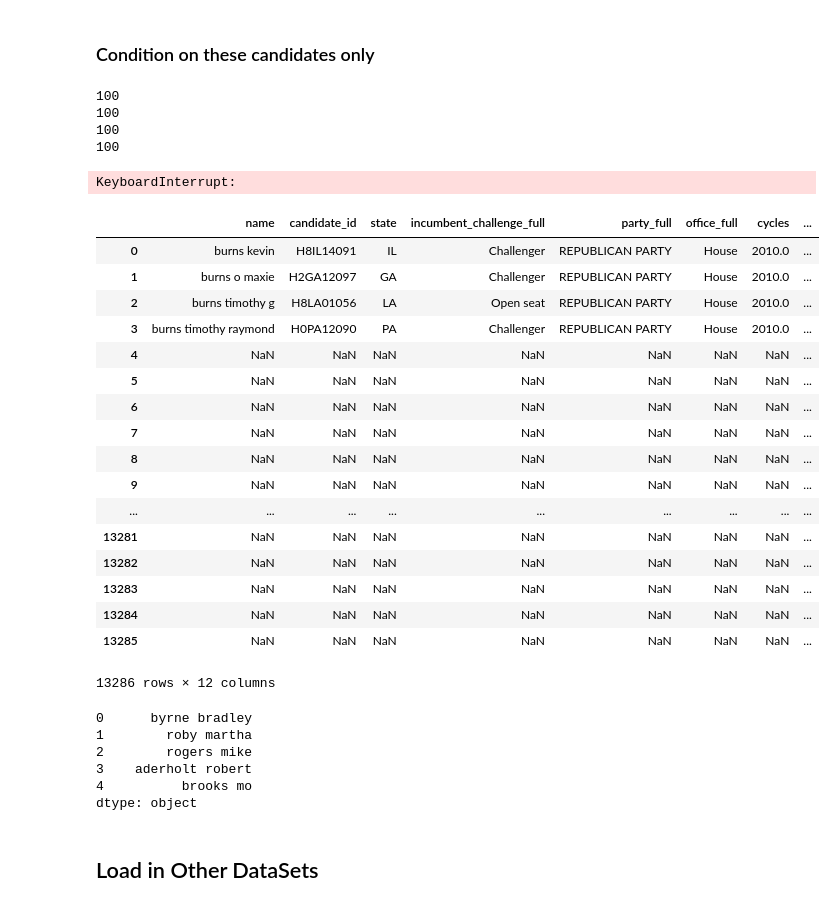
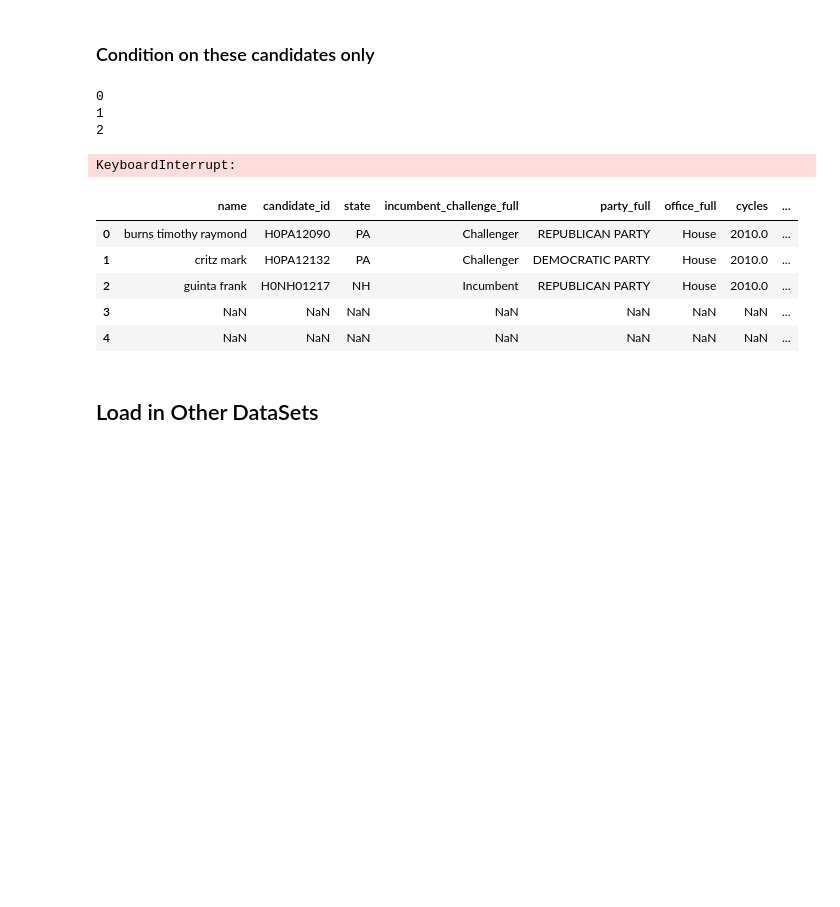
Before and after one commit to Nlorio/election-forecast, a Jupyter notebook: notebooks/FEC_collect_donors.ipynb, the cells around one changed output. Cells and saved outputs as stored; diff of their text form; code cells hidden in the pictures; blank space fills up the shorter version.

```diff
--- a/notebooks/FEC_collect_donors.ipynb
+++ b/notebooks/FEC_collect_donors.ipynb
@@ -93,7 +96,7 @@ df_cand.head()
 # gov_winners = pd.read_csv(Path('.')/'..'/'data'/'cleaned'/'Current_Governors_Clean.csv')
 # %%
 # Load in candidate_race information
-df_race_candidates = pd.read_pickle(Path('.')/'..'/'data'/'tmp_for_nick.pkl')
+df_race_candidates = pd.read_pickle(Path('.')/'..'/'data'/'cleaned'/'poll_race_candidates.pkl')
 df_race_candidates.head() #house, senate, governor Race Candidates
 df_race_candidates.dropna()
 df_race_candidates.head()
@@ -107,3 +109,0 @@ df_race_candidates.head()
-# %%
-for index, row in df_race_candidates.iterrows():
-    print(row.top_candidates)
@@ -134,8 +116,8 @@ from fuzzywuzzy import process
 # %%
 # matche based on last names of candidates, race, and on the date
 # %%
-cols = np.append(df_cand.columns.values, np.array(['race_candidates', 'date_of_poll']))
-dimension_length = 2*len(df_race_candidates.race_type) + 10 # To account for potential extra rows
+cols = np.append(df_cand.columns.values, np.array(['race_candidates', 'date_of_poll', 'election_result']))
+dimension_length = 2*len(df_race_candidates.race_type) + 20 # To account for potential extra rows
 df_selected_candidates = pd.DataFrame(np.full((dimension_length, len(cols)), np.nan), columns=cols)
 df_selected_candidates['election_years'] = df_selected_candidates['election_years'].astype(list)
 
@@ -145,33 +127,29 @@ for index, race_row in df_race_candidates.iterrows():
     race_type = race_row.race_type
     race_date = datetime.strptime(race_row.date, '%Y-%m-%d')
     race_candidates = race_row.top_candidates
+    race_state = race_row.state
 
     for index, row in df_cand.iterrows():
 
         last_name = row[0].split()[0]
         year = row.cycles
         race = row.office_full.lower()
+        state = row.state
 
         for race_candidate in race_candidates:
             score = fuzz.token_sort_ratio(last_name, race_candidate)
-            if (score >= 100) & (race == race_type) & (year == race_date.year):
+            if (score >= 100) & (race == race_type) & (year == race_date.year) & (state == race_state):
                 temp_row = df_cand.iloc[index, :]
                 temp_row['race_candidates'] = race_candidates
                 temp_row['date_of_poll'] = race_row.date
+#                 temp_row['election_result']
                 df_selected_candidates.iloc[j,:] = temp_row
                 print(j)
                 j += 1
 
 df_selected_candidates
-
-
-
-
-
-#fuzz.token_sort_ratio("Catherine Gitau M.", "Gitau Catherine")
 # %% [output]
-100
-100
-100
-100
+0
+1
+2
 KeyboardInterrupt:
@@ -178,21 +158,9 @@ KeyboardInterrupt:
 # %%
-df_selected_candidates
+df_selected_candidates.head()
 # %% [output]
 |  | name | candidate_id | state | incumbent_challenge_full | party_full | office_full | cycles | ... |
-| 0 | burns kevin | H8IL14091 | IL | Challenger | REPUBLICAN PARTY | House | 2010.0 | ... |
-| 1 | burns o maxie | H2GA12097 | GA | Challenger | REPUBLICAN PARTY | House | 2010.0 | ... |
-| 2 | burns timothy g | H8LA01056 | LA | Open seat | REPUBLICAN PARTY | House | 2010.0 | ... |
-| 3 | burns timothy raymond | H0PA12090 | PA | Challenger | REPUBLICAN PARTY | House | 2010.0 | ... |
+| 0 | burns timothy raymond | H0PA12090 | PA | Challenger | REPUBLICAN PARTY | House | 2010.0 | ... |
+| 1 | critz mark | H0PA12132 | PA | Challenger | DEMOCRATIC PARTY | House | 2010.0 | ... |
+| 2 | guinta frank | H0NH01217 | NH | Incumbent | REPUBLICAN PARTY | House | 2010.0 | ... |
+| 3 | NaN | NaN | NaN | NaN | NaN | NaN | NaN | ... |
 | 4 | NaN | NaN | NaN | NaN | NaN | NaN | NaN | ... |
-| 5 | NaN | NaN | NaN | NaN | NaN | NaN | NaN | ... |
-| 6 | NaN | NaN | NaN | NaN | NaN | NaN | NaN | ... |
-| 7 | NaN | NaN | NaN | NaN | NaN | NaN | NaN | ... |
-| 8 | NaN | NaN | NaN | NaN | NaN | NaN | NaN | ... |
-| 9 | NaN | NaN | NaN | NaN | NaN | NaN | NaN | ... |
-| ... | ... | ... | ... | ... | ... | ... | ... | ... |
-| 13281 | NaN | NaN | NaN | NaN | NaN | NaN | NaN | ... |
-| 13282 | NaN | NaN | NaN | NaN | NaN | NaN | NaN | ... |
-| 13283 | NaN | NaN | NaN | NaN | NaN | NaN | NaN | ... |
-| 13284 | NaN | NaN | NaN | NaN | NaN | NaN | NaN | ... |
-| 13285 | NaN | NaN | NaN | NaN | NaN | NaN | NaN | ... |
-13286 rows × 12 columns
@@ -219,12 +167,3 @@ test = df_candidate_id[df_candidate_id.name.str.contains('|'.join(searchfor_reve
-# %%
-pd.Series(searchfor_reversed).head()
-# %% [output]
-0      byrne bradley
-1        roby martha
-2        rogers mike
-3    aderholt robert
-4          brooks mo
-dtype: object
 # %% [markdown]
 ## Load in Other DataSets
 # %%
```
Also changed, not shown: parts of 6 cells of this notebook, 1 other file.
